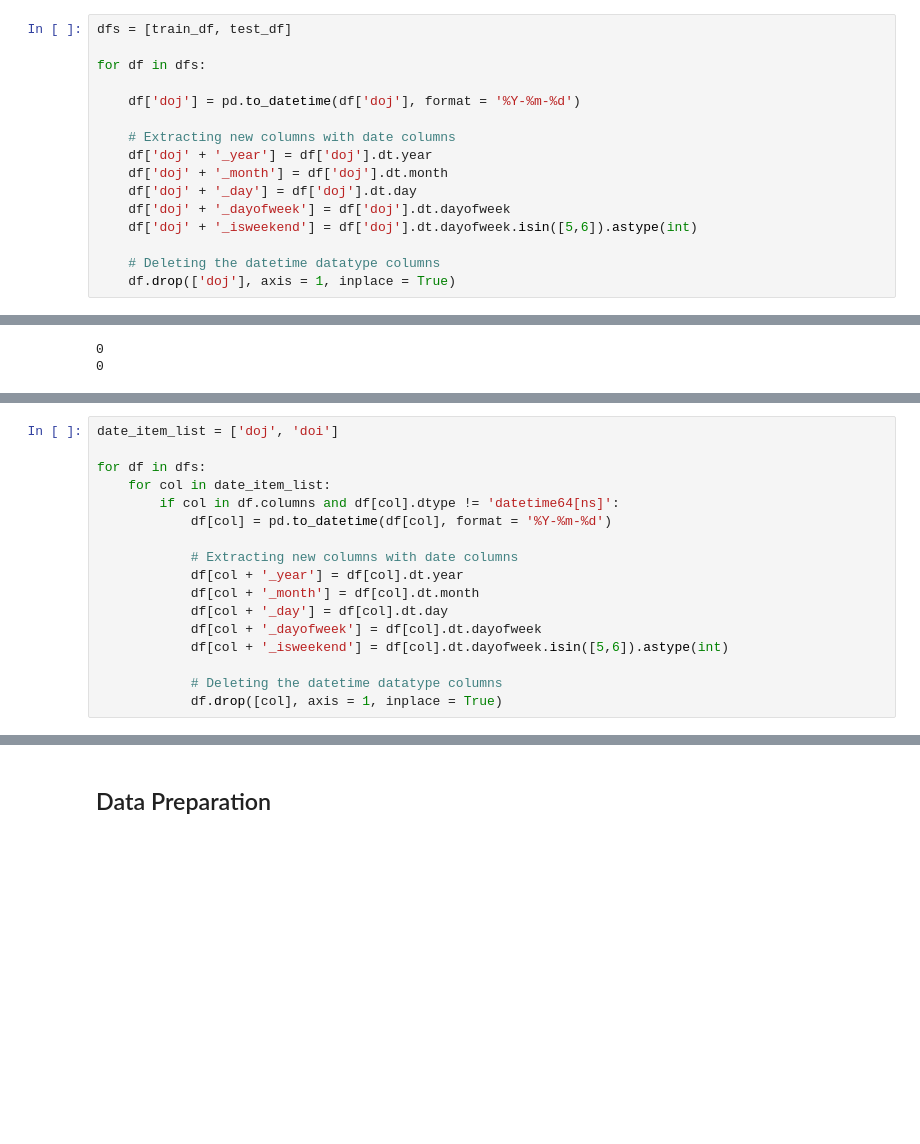
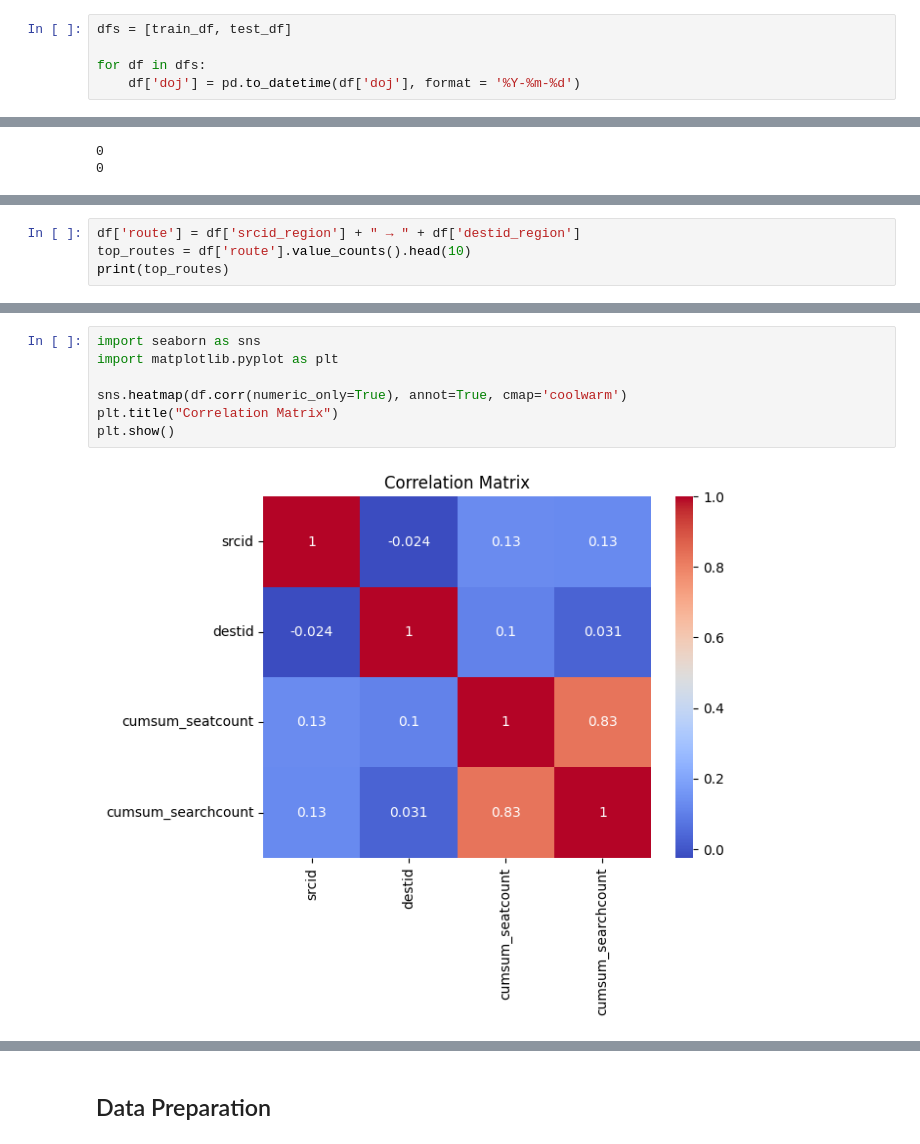
Before and after one commit to Viswa220522/redbus-hackathon, a Jupyter notebook: redbus_EDA.ipynb, the cells around one changed output, grey strips where cells are left out. Cells and saved outputs as stored; diff of their text form; blank space fills up the shorter version.

```diff
--- a/redbus_EDA.ipynb
+++ b/redbus_EDA.ipynb
@@ -127,15 +131,4 @@ test_df = test_df.merge(features, on = ['doj', 'srcid', 'destid'], how = 'left')
 dfs = [train_df, test_df]
 
 for df in dfs:
-
     df['doj'] = pd.to_datetime(df['doj'], format = '%Y-%m-%d')
-
-    # Extracting new columns with date columns
-    df['doj' + '_year'] = df['doj'].dt.year
-    df['doj' + '_month'] = df['doj'].dt.month
-    df['doj' + '_day'] = df['doj'].dt.day
-    df['doj' + '_dayofweek'] = df['doj'].dt.dayofweek
-    df['doj' + '_isweekend'] = df['doj'].dt.dayofweek.isin([5,6]).astype(int)
-
-    # Deleting the datetime datatype columns
-    df.drop(['doj'], axis = 1, inplace = True)
@@ -204,17 +196,0 @@ for i in dfs:
-# %%
-date_item_list = ['doj', 'doi']
-
-for df in dfs:
-    for col in date_item_list:
-        if col in df.columns and df[col].dtype != 'datetime64[ns]':
-            df[col] = pd.to_datetime(df[col], format = '%Y-%m-%d')
-
-            # Extracting new columns with date columns
-            df[col + '_year'] = df[col].dt.year
-            df[col + '_month'] = df[col].dt.month
-            df[col + '_day'] = df[col].dt.day
-            df[col + '_dayofweek'] = df[col].dt.dayofweek
-            df[col + '_isweekend'] = df[col].dt.dayofweek.isin([5,6]).astype(int)
-
-            # Deleting the datetime datatype columns
-            df.drop([col], axis = 1, inplace = True)
@@ -220,0 +294,4 @@ for df in dfs:
+# %%
+df['route'] = df['srcid_region'] + " → " + df['destid_region']
+top_routes = df['route'].value_counts().head(10)
+print(top_routes)
@@ -220,0 +338,9 @@ for df in dfs:
+# %%
+import seaborn as sns
+import matplotlib.pyplot as plt
+
+sns.heatmap(df.corr(numeric_only=True), annot=True, cmap='coolwarm')
+plt.title("Correlation Matrix")
+plt.show()
+# %% [output]
+[figure, added]
```
Also changed, not shown: parts of 42 cells of this notebook.
